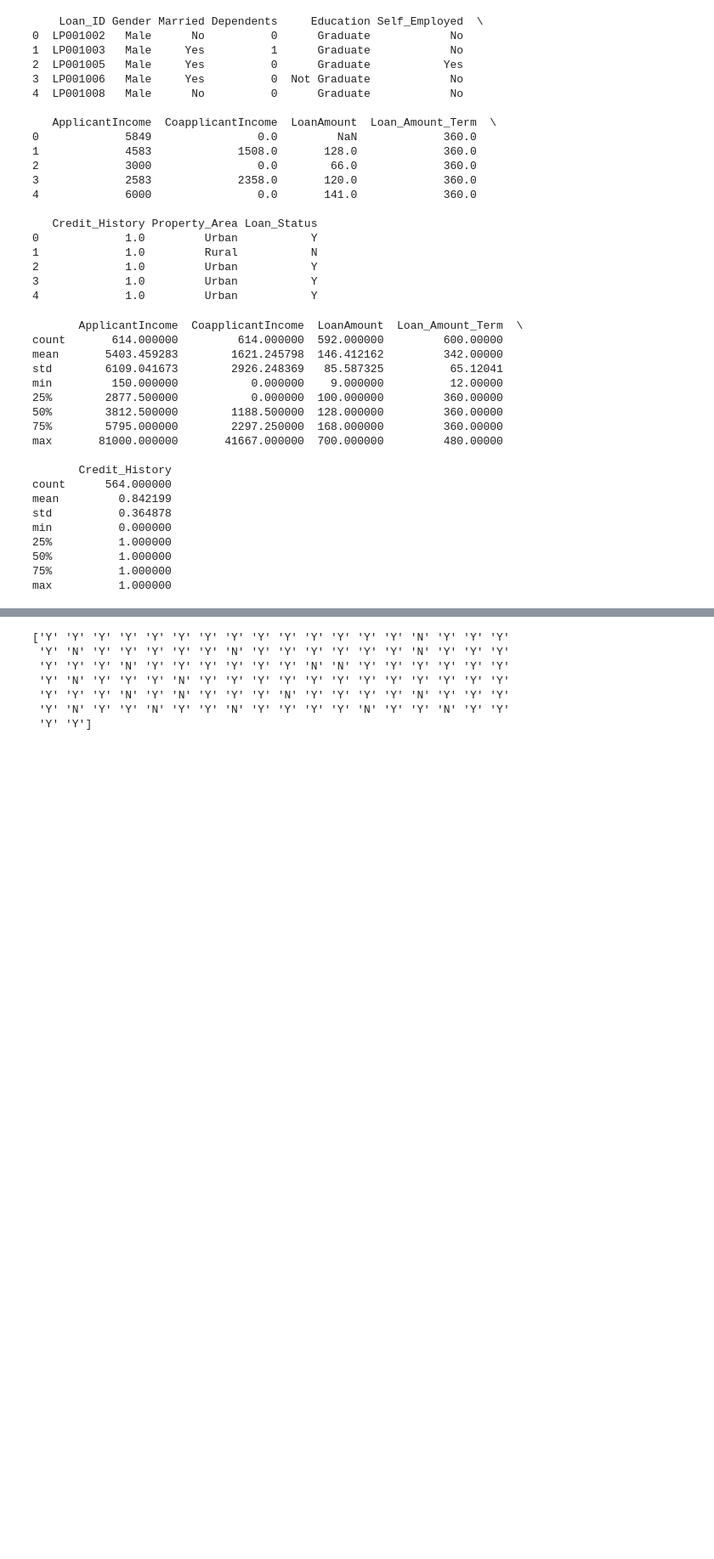
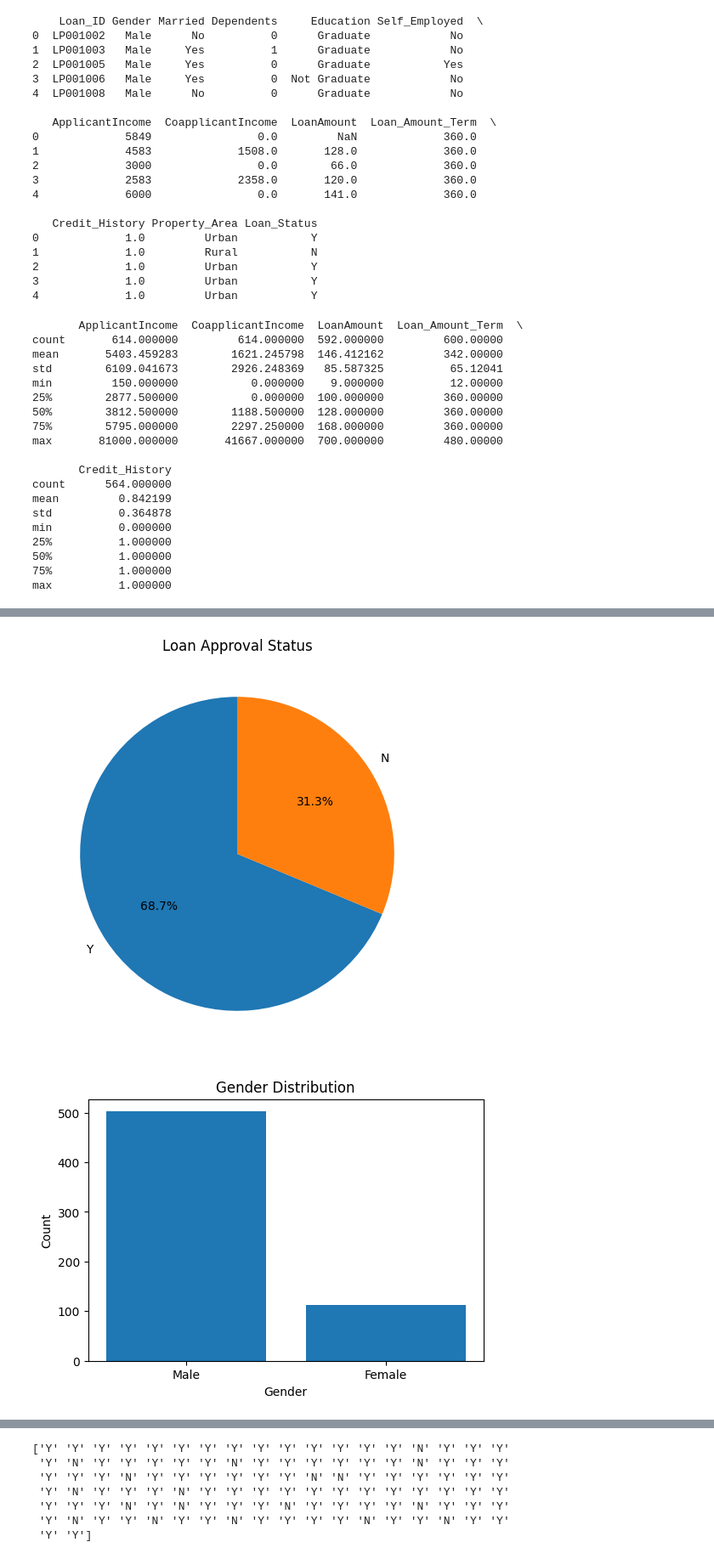
Before and after one commit to Seelan444/Loan_Prediction, a Jupyter notebook: Loan_predic.ipynb, the cells around one changed output, grey strips where cells are left out. Shown: that part at 85% size. Cells and saved outputs as stored; diff of their text form; code cells hidden in the pictures; blank space fills up the shorter version.

```diff
--- a/Loan_predic.ipynb
+++ b/Loan_predic.ipynb
@@ -119,0 +68,75 @@ IQR = Q3 - Q1
+# %%
+import matplotlib.pyplot as plt
+import seaborn as sns
+
+# using plotly to visuals
+# loan_status_count = df['Loan_Status'].value_counts()
+# fig_loan_status = px.pie(loan_status_count,
+#                          names=loan_status_count.index,
+#                          title='Loan Approval Status')
+
+#using matplotlib for ensure that visible in github
+# 1. Pie chart for 'Loan Approval Status'
+loan_status_count = df['Loan_Status'].value_counts()
+plt.figure(figsize=(6, 6))
+plt.pie(loan_status_count, labels=loan_status_count.index, autopct='%1.1f%%', startangle=90)
+plt.title('Loan Approval Status')
+plt.show()
+
+# 2. Bar plot for 'Gender Distribution'
+gender_count = df['Gender'].value_counts()
+plt.figure(figsize=(6, 4))
+plt.bar(gender_count.index, gender_count.values)
+plt.title('Gender Distribution')
+plt.xlabel('Gender')
+plt.ylabel('Count')
+plt.show()
+
+# 3. Bar plot for 'Marital Status Distribution'
+married_count = df['Married'].value_counts()
+plt.figure(figsize=(6, 4))
+plt.bar(married_count.index, married_count.values)
+plt.title('Marital Status Distribution')
+plt.xlabel('Married')
+plt.ylabel('Count')
+plt.show()
+
+# 4. Bar plot for 'Education Distribution'
+education_count = df['Education'].value_counts()
+plt.figure(figsize=(6, 4))
+plt.bar(education_count.index, education_count.values)
+plt.title('Education Distribution')
+plt.xlabel('Education')
+plt.ylabel('Count')
+plt.show()
+
+# 5. Bar plot for 'Self-Employment Distribution'
+self_employed_count = df['Self_Employed'].value_counts()
+plt.figure(figsize=(6, 4))
+plt.bar(self_employed_count.index, self_employed_count.values)
+plt.title('Self-Employment Distribution')
+plt.xlabel('Self-Employed')
+plt.ylabel('Count')
+plt.show()
+
+# 6. Histogram for 'Applicant Income Distribution'
+plt.figure(figsize=(8, 6))
+plt.hist(df['ApplicantIncome'], bins=30)
+plt.title('Applicant Income Distribution')
+plt.xlabel('Applicant Income')
+plt.ylabel('Frequency')
+plt.show()
+
+# 7. Box plot for 'Loan_Status vs ApplicantIncome'
+plt.figure(figsize=(8, 6))
+sns.boxplot(x='Loan_Status', y='ApplicantIncome', data=df)
+plt.title('Loan_Status vs ApplicantIncome')
+plt.show()
+
+# Calculate the IQR
+Q1 = df['ApplicantIncome'].quantile(0.25)
+Q3 = df['ApplicantIncome'].quantile(0.75)
+IQR = Q3 - Q1
+# %% [output]
+[figure, added]
+[figure, added]
```
Also changed, not shown: parts of 27 cells of this notebook.
